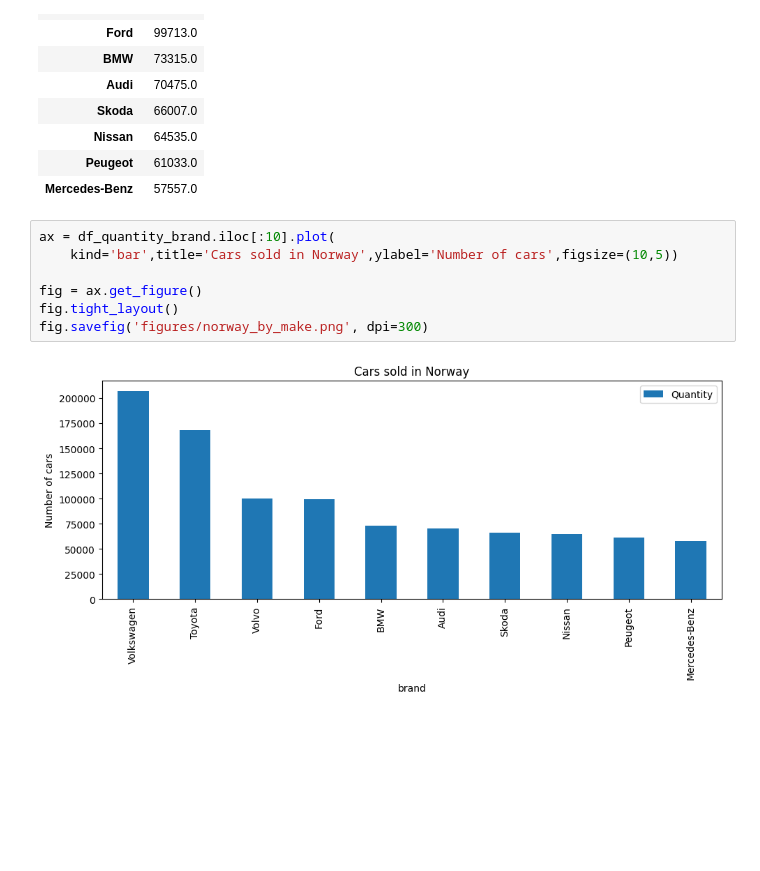
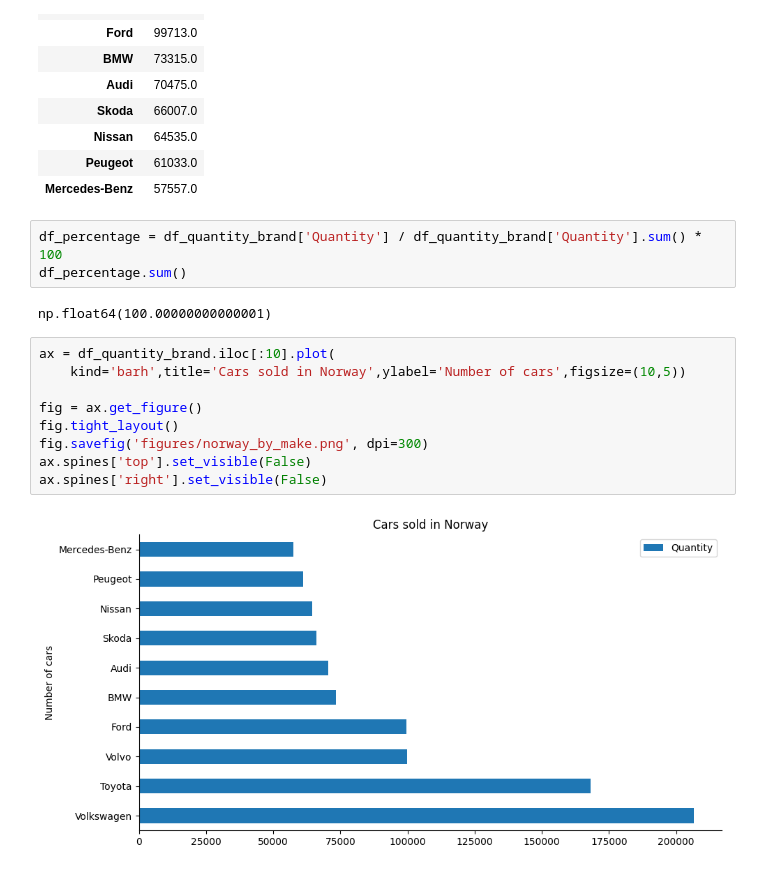
Before and after one commit to Nirre23/data_visualization, a Jupyter notebook: code_alongs/04_storytelling/storytelling.ipynb, the cells around one changed output. Saved outputs shown, nothing was run; the diff lists cells and outputs as text; blank space fills up the shorter version.

```diff
--- a/code_alongs/04_storytelling/storytelling.ipynb
+++ b/code_alongs/04_storytelling/storytelling.ipynb
@@ -64,12 +64,19 @@ df_quantity_brand.iloc[:10]
 | Nissan | 64535.0 |
 | Peugeot | 61033.0 |
 | Mercedes-Benz | 57557.0 |
+# %%
+df_percentage = df_quantity_brand['Quantity'] / df_quantity_brand['Quantity'].sum() * 100
+df_percentage.sum()
+# %% [output]
+np.float64(100.00000000000001)
 # %%
 ax = df_quantity_brand.iloc[:10].plot(
-    kind='bar',title='Cars sold in Norway',ylabel='Number of cars',figsize=(10,5))
+    kind='barh',title='Cars sold in Norway',ylabel='Number of cars',figsize=(10,5))
 
 fig = ax.get_figure()
 fig.tight_layout()
 fig.savefig('figures/norway_by_make.png', dpi=300)
+ax.spines['top'].set_visible(False)
+ax.spines['right'].set_visible(False)
 # %% [output]
-[figure, old version]
+[figure, new version]
```
Also changed, not shown: parts of 3 cells of this notebook, 2 other files.
